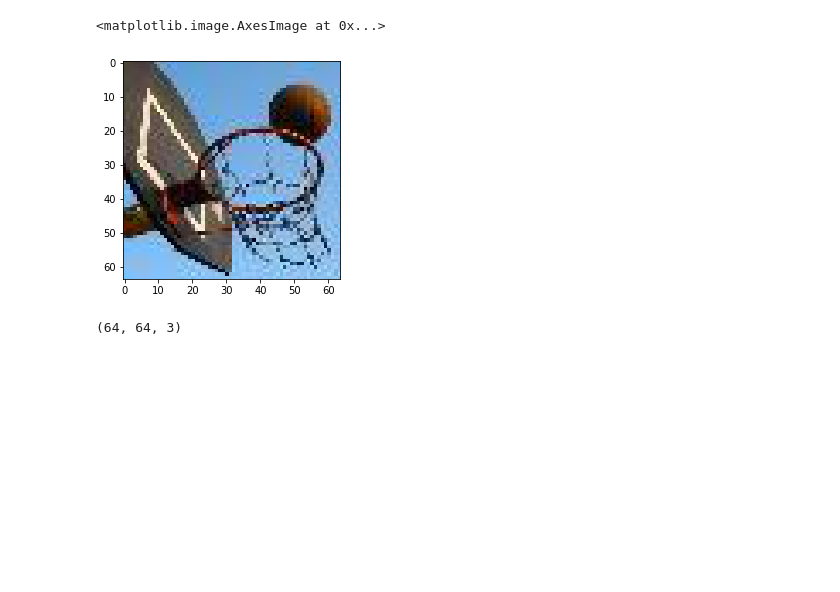
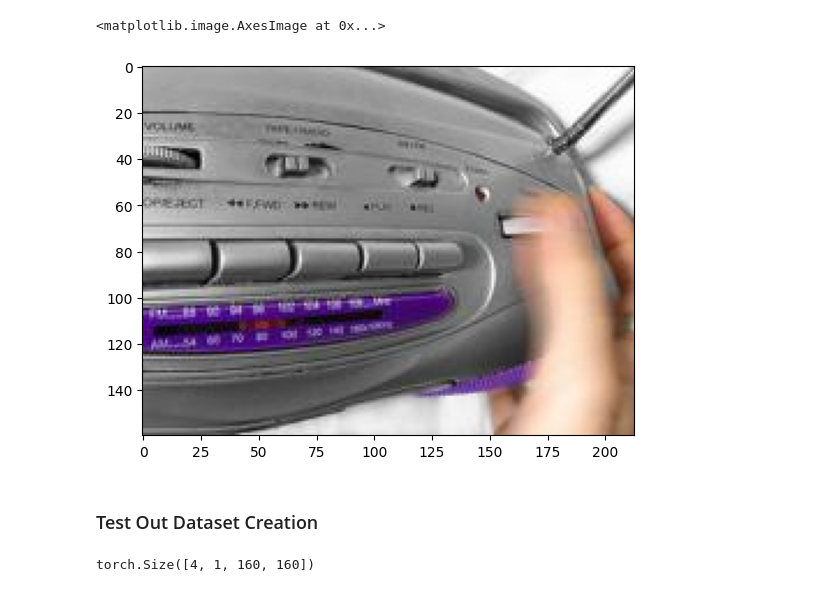
Before and after one commit to tigeryi1998/ec523-project, a Jupyter notebook: image/data/testing_data.ipynb, the cells around one changed output. Saved outputs shown, nothing was run; the diff lists cells and outputs as text; code cells hidden in the pictures; blank space fills up the shorter version.

```diff
--- a/image/data/testing_data.ipynb
+++ b/image/data/testing_data.ipynb
@@ -128,6 +149,6 @@ class MaskGenerator(nn.Module):
 # %%
+import pandas as pd
 import matplotlib.pyplot as plt
 
-img_path = '/usr4/dl523/roku/ec523-project/image/data/tiny-imagenet-200/train/n02802426/images/n02802426_14.JPEG'
-
-img = io.imread(img_path)
+image_data = pd.read_csv('./imagenette2-160/noisy_imagenette.csv')
+image_data.head(5)
@@ -134,5 +162,6 @@ img = io.imread(img_path)
 # %%
+img = io.imread('./imagenette2-160/' + image_data.at[0, 'path'])
 plt.imshow(img)
 # %% [output]
 <matplotlib.image.AxesImage at 0x...>
-[figure, old version]
+[figure, new version]
@@ -139,4 +173,17 @@ plt.imshow(img)
 # %%
-img.shape
+t = transforms.RandomResizedCrop(size=(160,160))
+img.show()
+img = t(img)
+img.show()
-# %% [output]
-(64, 64, 3)
+# %% [markdown]
+### Test Out Dataset Creation
+# %%
+from torch.utils.data import DataLoader
+
+dataset = D2VImageDataset(device='cpu', root='./imagenette2-160/train/')
+loader = DataLoader(dataset, batch_size=4)
+
+src, trg = next(iter(loader))
+print(src.shape)
+# %% [output]
+torch.Size([4, 1, 160, 160])
```
Also changed, not shown: parts of 7 cells of this notebook, 2 other files.
